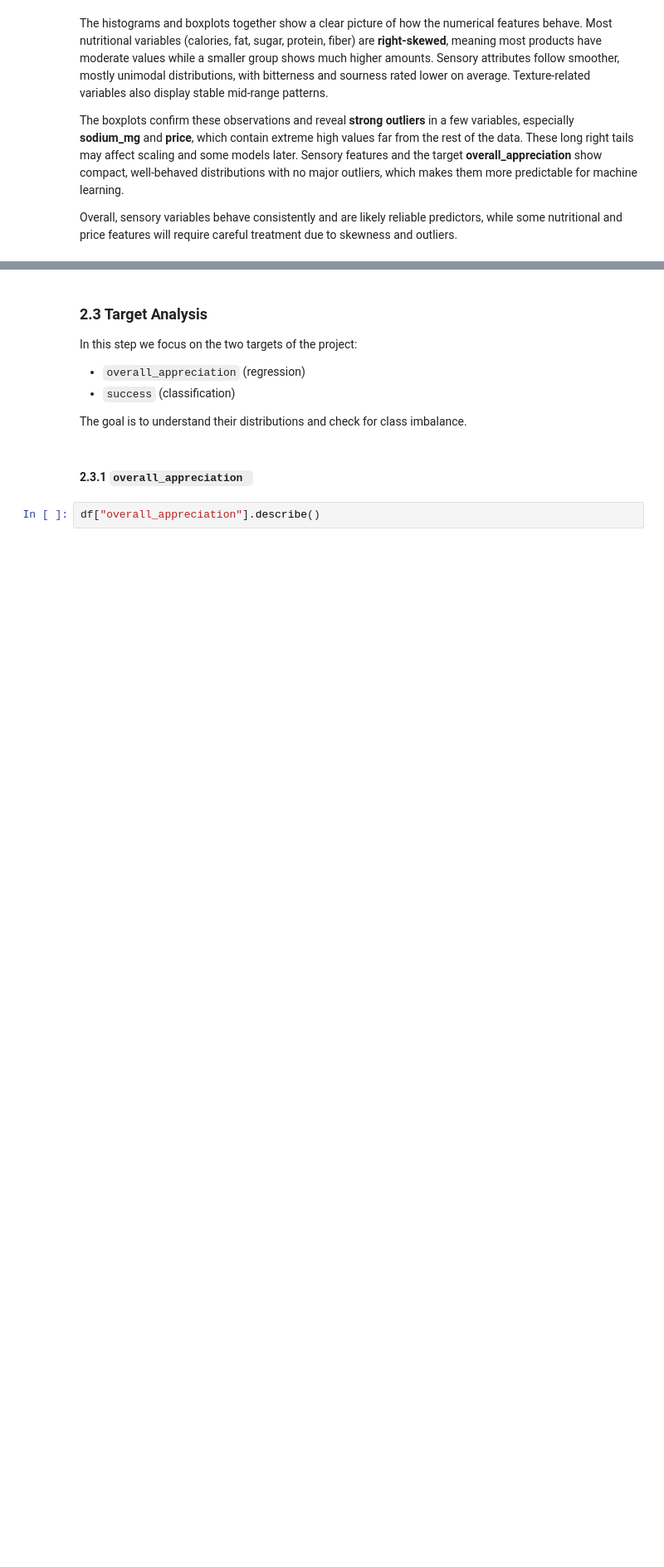
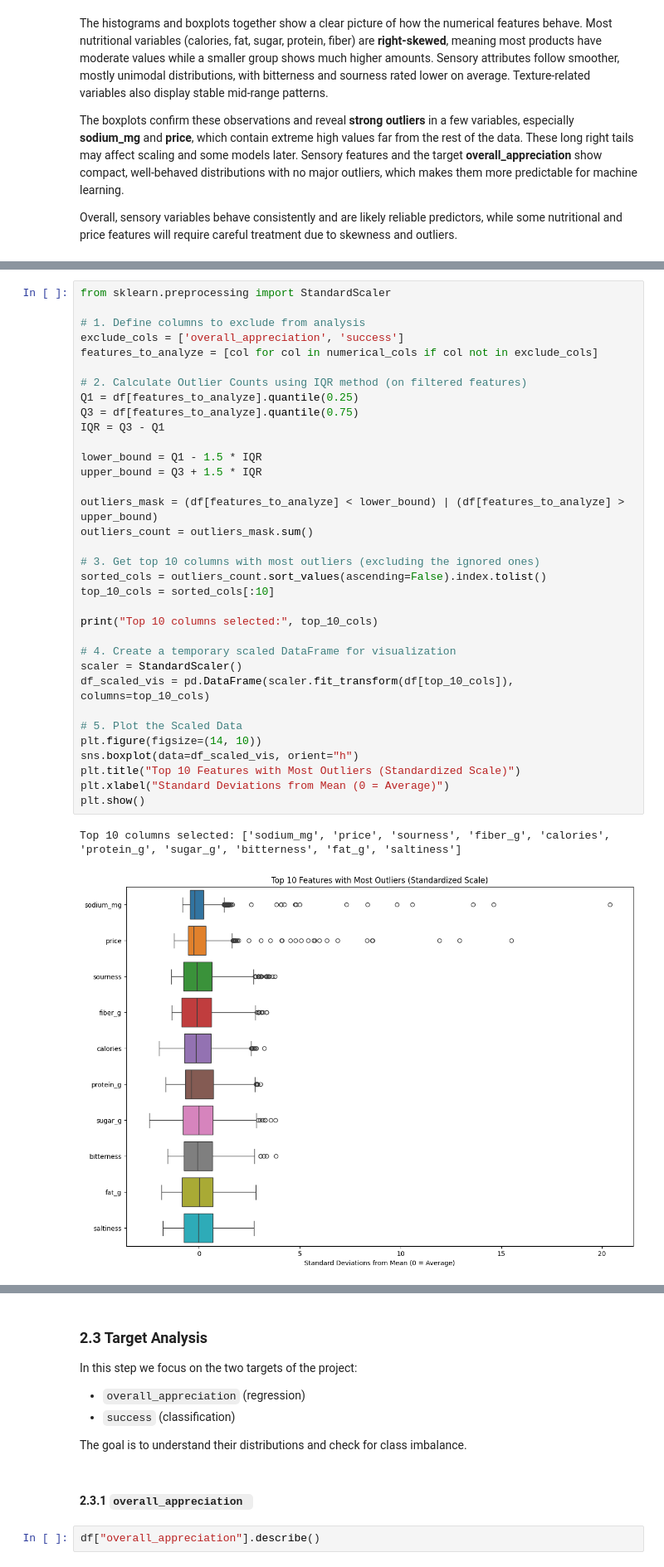
Before and after one commit to freitas-oa/Computer-Vision, a Jupyter notebook: Food_acceptance_project.ipynb, the cells around one changed output, grey strips where cells are left out. Shown at 83% size. Drawn from its saved outputs; the diff is of its cells as text; blank space fills up the shorter version.

```diff
--- a/Food_acceptance_project.ipynb
+++ b/Food_acceptance_project.ipynb
@@ -186,0 +182,37 @@ Overall, sensory variables behave consistently and are likely reliable predictor
+# %%
+from sklearn.preprocessing import StandardScaler
+
+# 1. Define columns to exclude from analysis
+exclude_cols = ['overall_appreciation', 'success']
+features_to_analyze = [col for col in numerical_cols if col not in exclude_cols]
+
+# 2. Calculate Outlier Counts using IQR method (on filtered features)
+Q1 = df[features_to_analyze].quantile(0.25)
+Q3 = df[features_to_analyze].quantile(0.75)
+IQR = Q3 - Q1
+
+lower_bound = Q1 - 1.5 * IQR
+upper_bound = Q3 + 1.5 * IQR
+
+outliers_mask = (df[features_to_analyze] < lower_bound) | (df[features_to_analyze] > upper_bound)
+outliers_count = outliers_mask.sum()
+
+# 3. Get top 10 columns with most outliers (excluding the ignored ones)
+sorted_cols = outliers_count.sort_values(ascending=False).index.tolist()
+top_10_cols = sorted_cols[:10]
+
+print("Top 10 columns selected:", top_10_cols)
+
+# 4. Create a temporary scaled DataFrame for visualization
+scaler = StandardScaler()
+df_scaled_vis = pd.DataFrame(scaler.fit_transform(df[top_10_cols]), columns=top_10_cols)
+
+# 5. Plot the Scaled Data
+plt.figure(figsize=(14, 10))
+sns.boxplot(data=df_scaled_vis, orient="h")
+plt.title("Top 10 Features with Most Outliers (Standardized Scale)")
+plt.xlabel("Standard Deviations from Mean (0 = Average)")
+plt.show()
+# %% [output]
+Top 10 columns selected: ['sodium_mg', 'price', 'sourness', 'fiber_g', 'calories', 'protein_g', 'sugar_g', 'bitterness', 'fat_g', 'saltiness']
+[figure, added]
```
Also changed, not shown: parts of 46 cells of this notebook.
